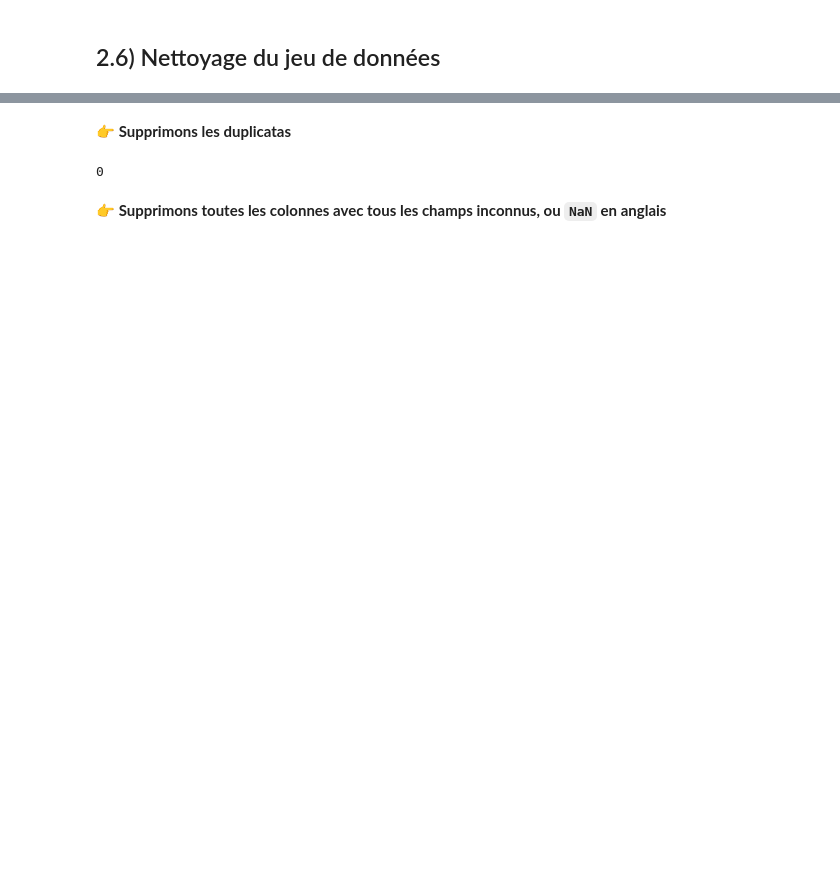
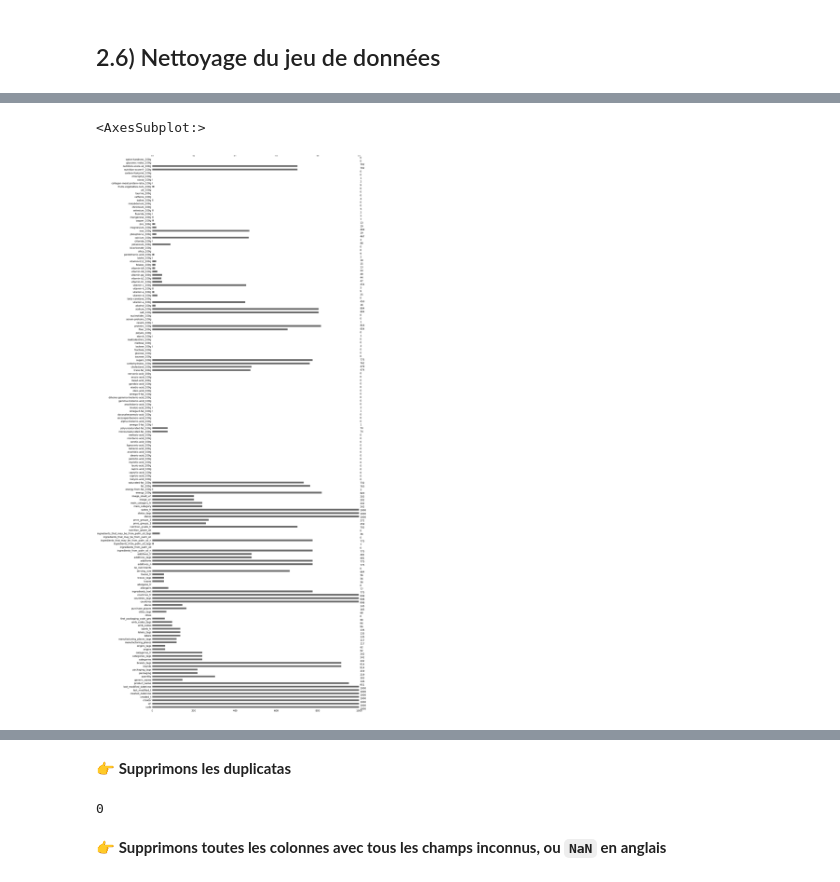
Before and after one commit to SowMobo/app_p1Sante, a Jupyter notebook: p1Sante_01_nootebookNettoyage.ipynb, the cells around one changed output, grey strips where cells are left out. Saved outputs shown, nothing was run; the diff lists cells and outputs as text; code cells hidden in the pictures; blank space fills up the shorter version.

```diff
--- a/p1Sante_01_nootebookNettoyage.ipynb
+++ b/p1Sante_01_nootebookNettoyage.ipynb
@@ -151,0 +230,5 @@ Les 162 champs sont repartis sur quatre catégaries:
+# %%
+msno.bar(df_foods.sample(1000))
+# %% [output]
+<AxesSubplot:>
+[figure, added]
```
Also changed, not shown: parts of 46 cells of this notebook, 1 other file.
